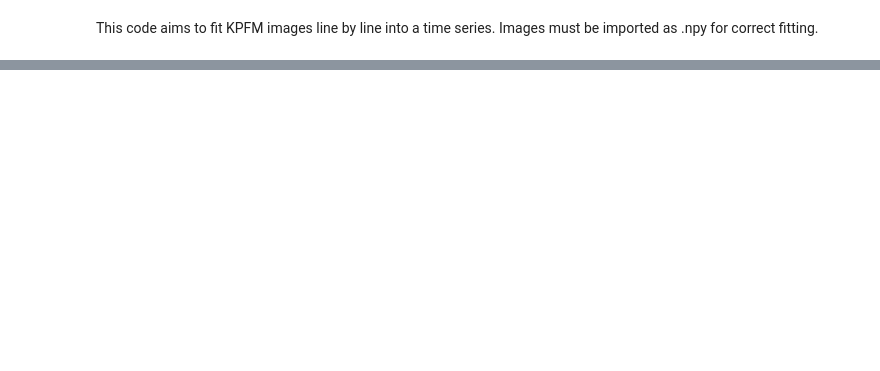
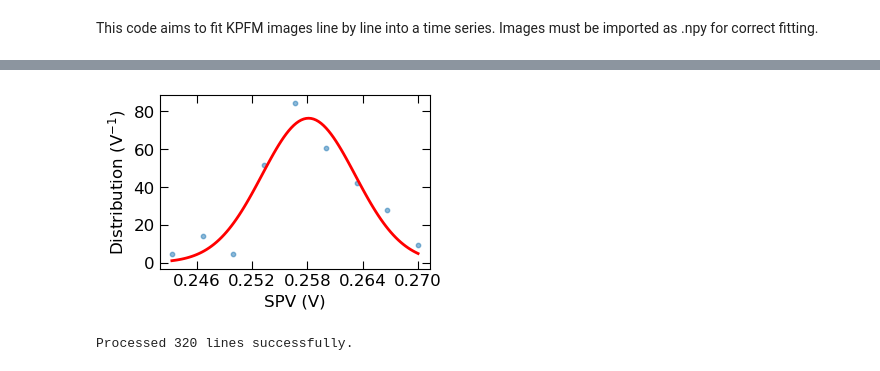
Before and after one commit to RamadanLab/KPFM_processing, a Jupyter notebook: LineByLineTimeSeriesProcessing.ipynb, the cells around one changed output, grey strips where cells are left out. Saved outputs shown, nothing was run; the diff lists cells and outputs as text; code cells hidden in the pictures; blank space fills up the shorter version.

```diff
--- a/LineByLineTimeSeriesProcessing.ipynb
+++ b/LineByLineTimeSeriesProcessing.ipynb
@@ -118,8 +120,8 @@ def fit_gaussian_from_dataset(x_data, y_data):
         return None, None, None, None, None
 # %%
 # Fitting all images within a folder:
-def fit_gaussian_for_npy(file_directory, scan_rate):
-    image_time=1/scan_rate
+def fit_gaussian_for_npy(file_directory, image_time):
+
     # Data containers
     time_scatter = []
     gaussian_peaks = []
@@ -153,12 +155,13 @@ def fit_gaussian_for_npy(file_directory, scan_rate):
             raw_image=np.load(file_path)
             #Reversing image direction to match scan direction.
             data=np.flipud(raw_image)
+            #data=raw_image
 
             for r in range(data.shape[0]):
                 line_data=data[r,:]
                 counts, bin_edges = np.histogram(line_data, bins='auto', density=True)
                 bin_centres = (bin_edges[:-1] + bin_edges[1:]) / 2
-                total_line_counter=+1
+                total_line_counter=total_line_counter+1
                 time_scatter.append(image_time*total_line_counter-image_time)
                 try:
                     # Initial guess: [Amplitude, Mean, Sigma]
@@ -178,6 +181,8 @@ def fit_gaussian_for_npy(file_directory, scan_rate):
                         ax.scatter(bin_centres, counts, s=10, alpha=0.5, label="Raw Data (Last Line)")
                         x_fine = np.linspace(bin_centres.min(), bin_centres.max(), 100)
                         ax.plot(x_fine, gaussian(x_fine, *popt), 'r-', linewidth=2, label="Gaussian Fit")
+                        #for i in len(gaussian_peaks):
+                        #     time_scatter.append()
                 except Exception as e:
                     # If a specific line fails to fit, we skip it to keep the code running
                     continue
@@ -289,13 +294,16 @@ def exponential_plotting(gaussian_peaks, x_data):#, sampletype, save_path):
     return x_fit, y_fit, SPV_ss, SPV_ss_err
 # %%
 # Set global parameters where needed. Rows not needed if importing images.
-scan_rate=0.75 #Hz
+image_time= 1.33 #s
 #save_path = filedialog.askdirectory(title='Select input folder')
 # %%
 Unpass_On = filedialog.askdirectory(title='Select input folder')
 #Fitting line by line to get temporal SPV
-UnpassOn_Time, UnpassOn_peaks, UnpassOn_min,UnpassOn_max= fit_gaussian_for_npy(Unpass_On, scan_rate)
+UnpassOn_Time, UnpassOn_peaks, UnpassOn_min,UnpassOn_max= fit_gaussian_for_npy(Unpass_On, image_time)
 #Plotting for shaded plots:
 
 #Fitting temporal SPV for tau
-UnpassOn_x_fit, UnpassOn_y_fit, UnpassOn_SPV_ss, UnpassOn_SPV_ss_std =  exponential_plotting( UnpassOn_peaks, UnpassOn_Time)#, sampletype='Unpassivated_Illuminated', save_path)
+#UnpassOn_x_fit, UnpassOn_y_fit, UnpassOn_SPV_ss, UnpassOn_SPV_ss_std =  exponential_plotting( UnpassOn_peaks, UnpassOn_Time)#, sampletype='Unpassivated_Illuminated', save_path)
+# %% [output]
+[figure, added]
+Processed 320 lines successfully.
```
Also changed, not shown: parts of 5 cells of this notebook, 2 other files.
